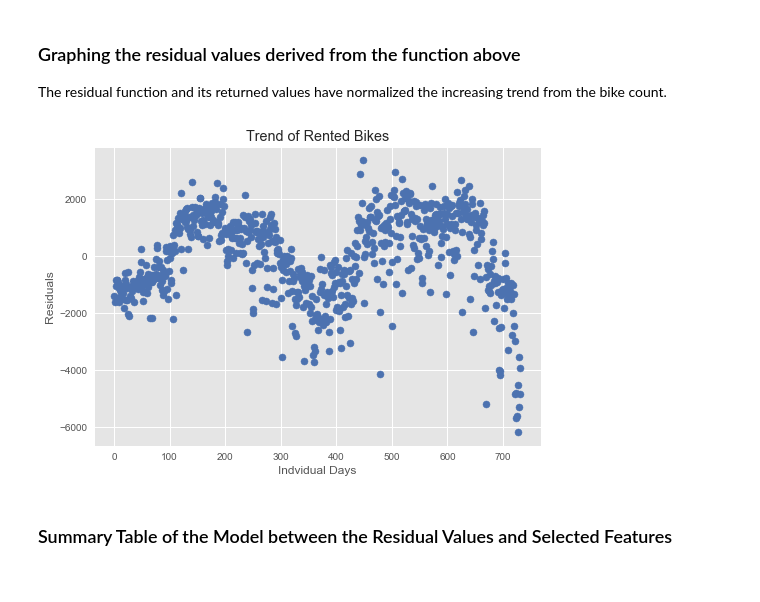
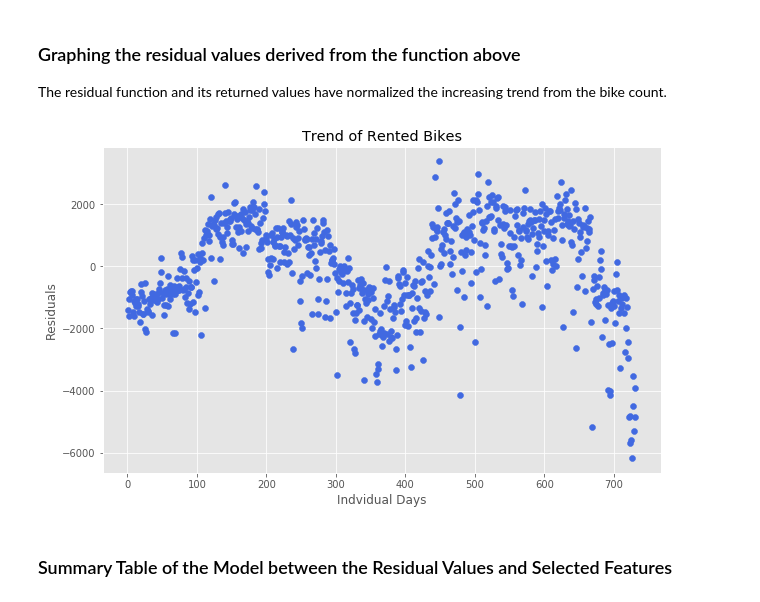
Before and after one commit to pauly51994/Bike_predictor, a Jupyter notebook: Bike-Sharing-Dataset/Graphing and Plotting.ipynb, the cells around one changed output. Drawn from its saved outputs; the diff is of its cells as text; code cells hidden in the pictures.

```diff
--- a/Bike-Sharing-Dataset/Graphing and Plotting.ipynb
+++ b/Bike-Sharing-Dataset/Graphing and Plotting.ipynb
@@ -72,6 +70,7 @@ def resid(x,y_actual):
 # %%
 # Storing predicted values into a new column
-df['resids'] = resid(df['instant'], df['cnt'])
+df['predictions'] = predictions
+df['resids'] = df.cnt - df.predictions
 df
 # %% [output]
 |  | atemp | casual | clear | cnt | dteday | fall | holiday | hum | instant | light_storm | ... | ... |
@@ -100,14 +99,15 @@ The residual function and its returned values have normalized the increasing tre
 # %%
 # Scatterplot of our Residuals
 plt.style.use('ggplot')
-plt.scatter(df.instant, df.resids, c="b")
+plt.figure(figsize=(10,6))
+plt.scatter(df.instant, df.resids, c="royalblue")
 plt.xlabel('Indvidual Days')
 plt.ylabel("Residuals")
 plt.title("Trend of Rented Bikes")
 
 plt.show()
 # %% [output]
-[figure, old version]
+[figure, new version]
 # %% [markdown]
 ### Summary Table of the Model between the Residual Values and Selected Features
 # %%
```
Also changed, not shown: parts of 6 cells of this notebook, 1 other file.
